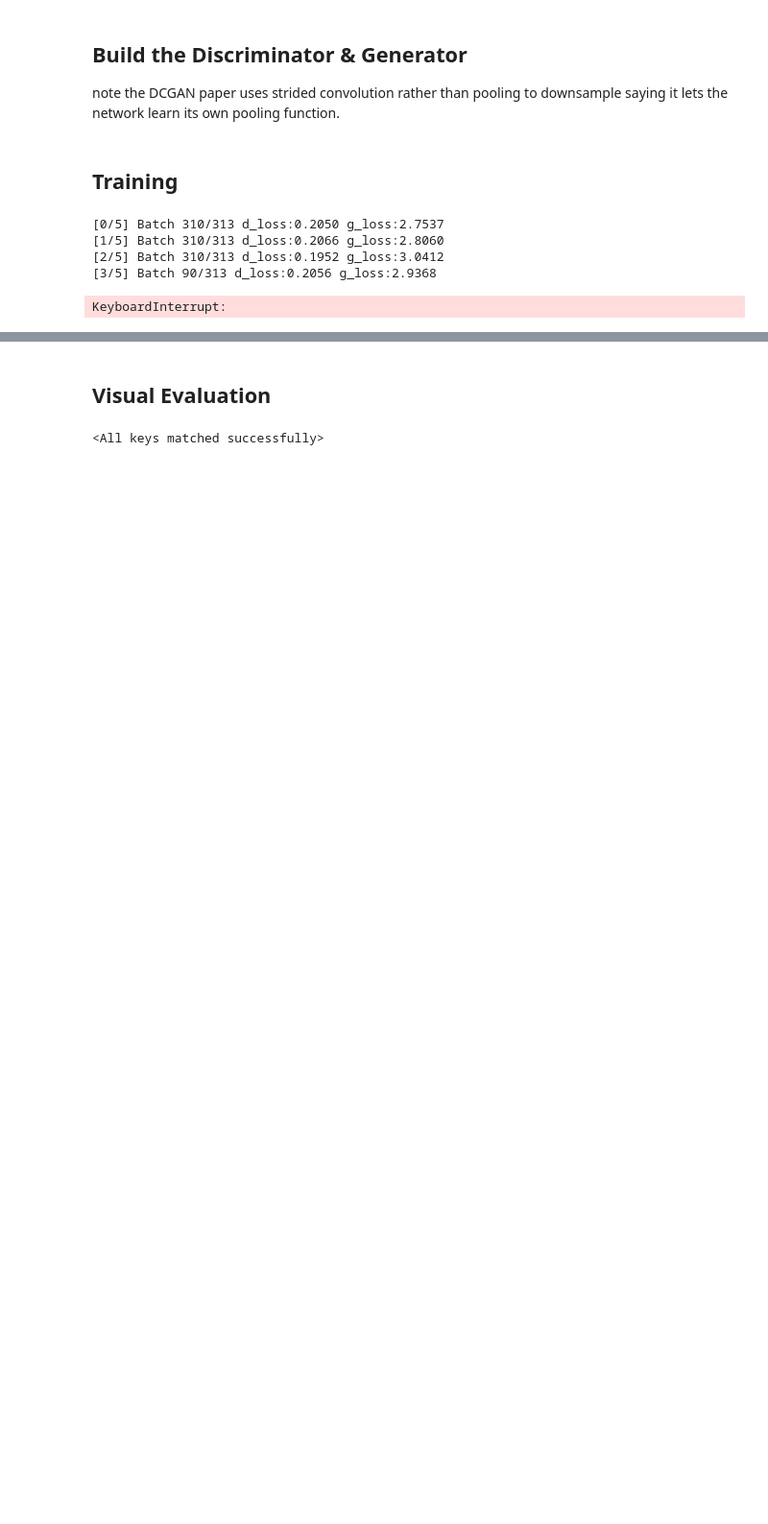
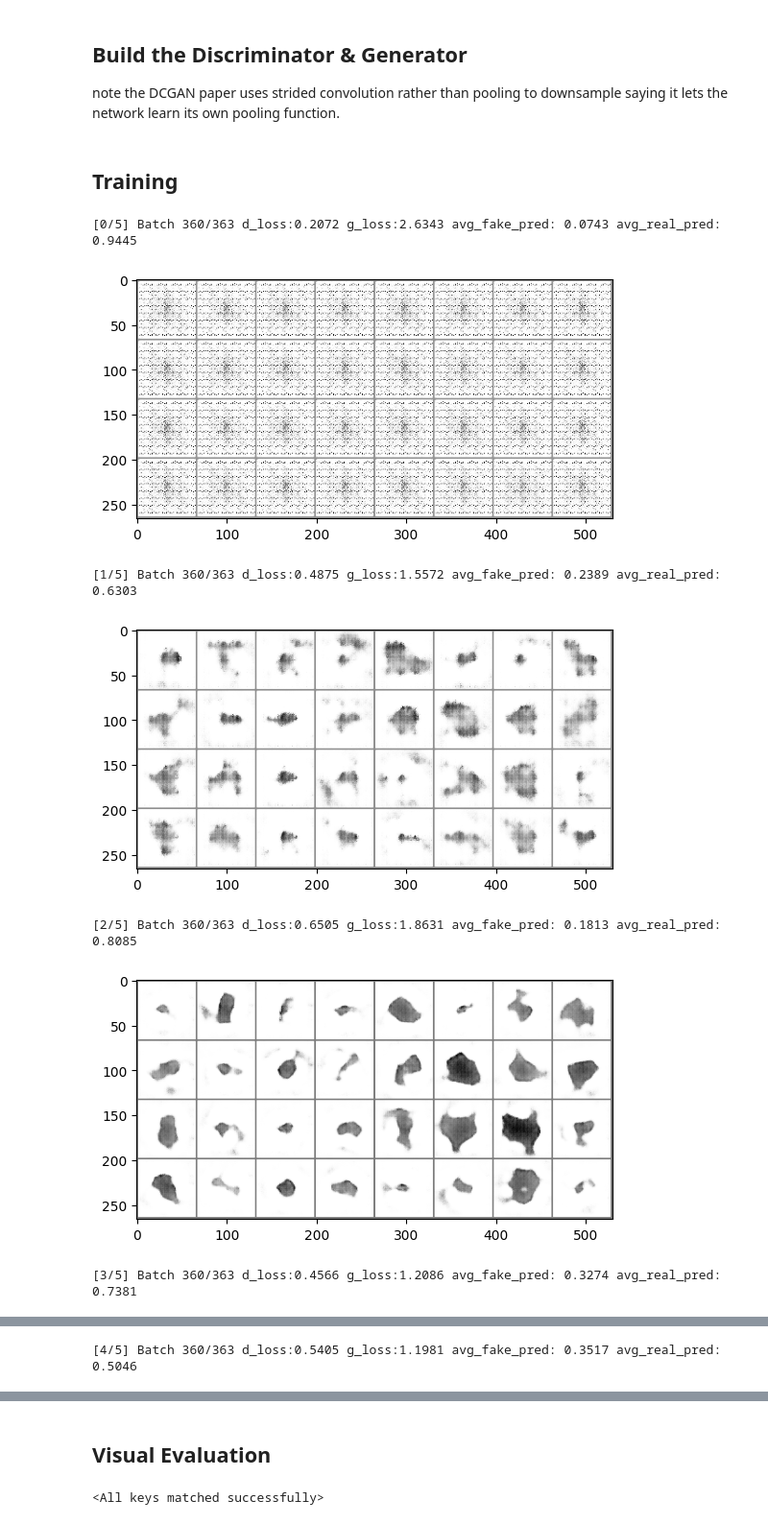
Before and after one commit to Xeygy/GenerativeDL, a Jupyter notebook: 4-GAN/gan.ipynb, the cells around one changed output, grey strips where cells are left out. Shown at 96% size. Cells and saved outputs as stored; diff of their text form; code cells hidden in the pictures; blank space fills up the shorter version.

```diff
--- a/4-GAN/gan.ipynb
+++ b/4-GAN/gan.ipynb
@@ -26,3 +30,8 @@ dataloader = torch.utils.data.DataLoader(dataset, batch_size=128, shuffle=True)
+# %%
+pinmem = False
+if device == "cuda":
+    pinmem = True
+dataloader = torch.utils.data.DataLoader(dataset, batch_size=128, shuffle=True, num_workers=4, pin_memory=pinmem)
 # %%
 # Helper function for inline image display
 def matplotlib_imshow(img, one_channel=False):
@@ -49,7 +58,7 @@ class Discriminator(nn.Module):
         super(Discriminator, self).__init__()
         self.main = nn.Sequential(
             # 64x64 -> 32x32
-            nn.Conv2d(in_channels=1, out_channels=64, kernel_size=4, stride=2, padding=1),
+            nn.Conv2d(in_channels=1, out_channels=64, kernel_size=4, stride=2, padding=1, bias=False),
             nn.LeakyReLU(0.2),
             nn.Dropout2d(0.3),
             # 32x32 -> 16x16
@@ -128,51 +137,66 @@ REAL, FAKE = 1., 0.
 epochs = 5
 # %%
+smooth_amt = 0.1
 for epoch in range(epochs):
     for batch_num, (real_images, _) in enumerate(dataloader, start=0):
+        real_images = real_images.to(device)
         batch_size = real_images.shape[0]
         d_optim.zero_grad()
         g_optim.zero_grad()
 
         ### train discriminator
         # get loss for real images
-        real_label = torch.full([batch_size, 1], REAL) # create tensor w/all real labels
-        real_label -= 0.1 * torch.rand([batch_size, 1])  # label smoothing, note we flipped the sign compared to the book code b/c pytorch doesn't like it when BCE labels are > 1 or < 0
+        real_label = torch.full([batch_size, 1], REAL).to(device) # create tensor w/all real labels
+        real_label -= smooth_amt * torch.rand([batch_size, 1]).to(device)  # label smoothing, note we flipped the sign compared to the book code b/c pytorch doesn't like it when BCE labels are > 1 or < 0
         real_pred = discriminator(real_images)
         d_loss_real = loss_fn(real_pred, real_label)
 
         # generate fake images
-        noise = torch.randn([batch_size, 100])
+        noise = torch.randn([batch_size, 100]).to(device)
         fake_images = generator(noise)
         # get loss for fake images
-        fake_label = torch.full([batch_size, 1], FAKE) # create tensor w/all fake labels
-        fake_label += 0.1 * torch.rand([batch_size, 1])
+        fake_label = torch.full([batch_size, 1], FAKE).to(device) # create tensor w/all fake labels
+        fake_label += smooth_amt * torch.rand([batch_size, 1]).to(device)
         fake_pred = discriminator(fake_images)
         d_loss_fake = loss_fn(fake_pred, fake_label)
 
         # backprop on discriminator
         d_loss = (d_loss_fake + d_loss_real) / 2.0
         d_loss.backward()       # maybe accumulate gradients instead?? https://pytorch.org/tutorials/beginner/dcgan_faces_tutorial.html#training
         d_optim.step()
 
         ### train generator
         # the more the discriminator predicts that fake images are
         # real, the lower the loss
-        real_label = torch.full([batch_size, 1], REAL)
+        real_label = torch.full([batch_size, 1], REAL).to(device)
         fake_images = generator(noise) # rerunning after discriminator is updated
         fake_pred = discriminator(fake_images)
         g_loss = loss_fn(fake_pred, real_label)
         g_loss.backward()
         g_optim.step()
 
+
+        avg_fake_pred = torch.mean(fake_pred)
+        avg_real_pred = torch.mean(real_pred)
+
         if batch_num % 10 == 0:
-            print(f"\r[{epoch}/{epochs}] Batch {batch_num}/{len(dataloader)} d_loss:{d_loss.item():.4f} g_loss:{g_loss.item():.4f}", end='')
+            print(f"\r[{epoch}/{epochs}] Batch {batch_num}/{len(dataloader)} d_loss:{d_loss.item():.4f} g_loss:{g_loss.item():.4f} ", end='')
+            print(f"avg_fake_pred: {avg_fake_pred:.4f} avg_real_pred: {avg_real_pred:.4f}", end="")
 
     print("")
+    images = generator(test_noise)
+    img_grid = torchvision.utils.make_grid(images[:32].to('cpu'))
+    matplotlib_imshow(img_grid, one_channel=True)
+    plt.show()
     save_path = f"generator_ep{epoch}"
     torch.save(generator.state_dict(), save_path)
+    save_path = f"discriminator_ep{epoch}"
+    torch.save(discriminator.state_dict(), save_path)
 # %% [output]
-[0/5] Batch 310/313 d_loss:0.2050 g_loss:2.7537
-[1/5] Batch 310/313 d_loss:0.2066 g_loss:2.8060
-[2/5] Batch 310/313 d_loss:0.1952 g_loss:3.0412
-[3/5] Batch 90/313 d_loss:0.2056 g_loss:2.9368
+[0/5] Batch 360/363 d_loss:0.2072 g_loss:2.6343 avg_fake_pred: 0.0743 avg_real_pred: 0.9445
+[figure, added]
-KeyboardInterrupt:
+[1/5] Batch 360/363 d_loss:0.4875 g_loss:1.5572 avg_fake_pred: 0.2389 avg_real_pred: 0.6303
+[figure, added]
+[2/5] Batch 360/363 d_loss:0.6505 g_loss:1.8631 avg_fake_pred: 0.1813 avg_real_pred: 0.8085
+[figure, added]
+[3/5] Batch 360/363 d_loss:0.4566 g_loss:1.2086 avg_fake_pred: 0.3274 avg_real_pred: 0.7381
@@ -178,0 +204 @@ KeyboardInterrupt:
+[4/5] Batch 360/363 d_loss:0.5405 g_loss:1.1981 avg_fake_pred: 0.3517 avg_real_pred: 0.5046
```
Also changed, not shown: parts of 8 cells of this notebook, 1 other file.
